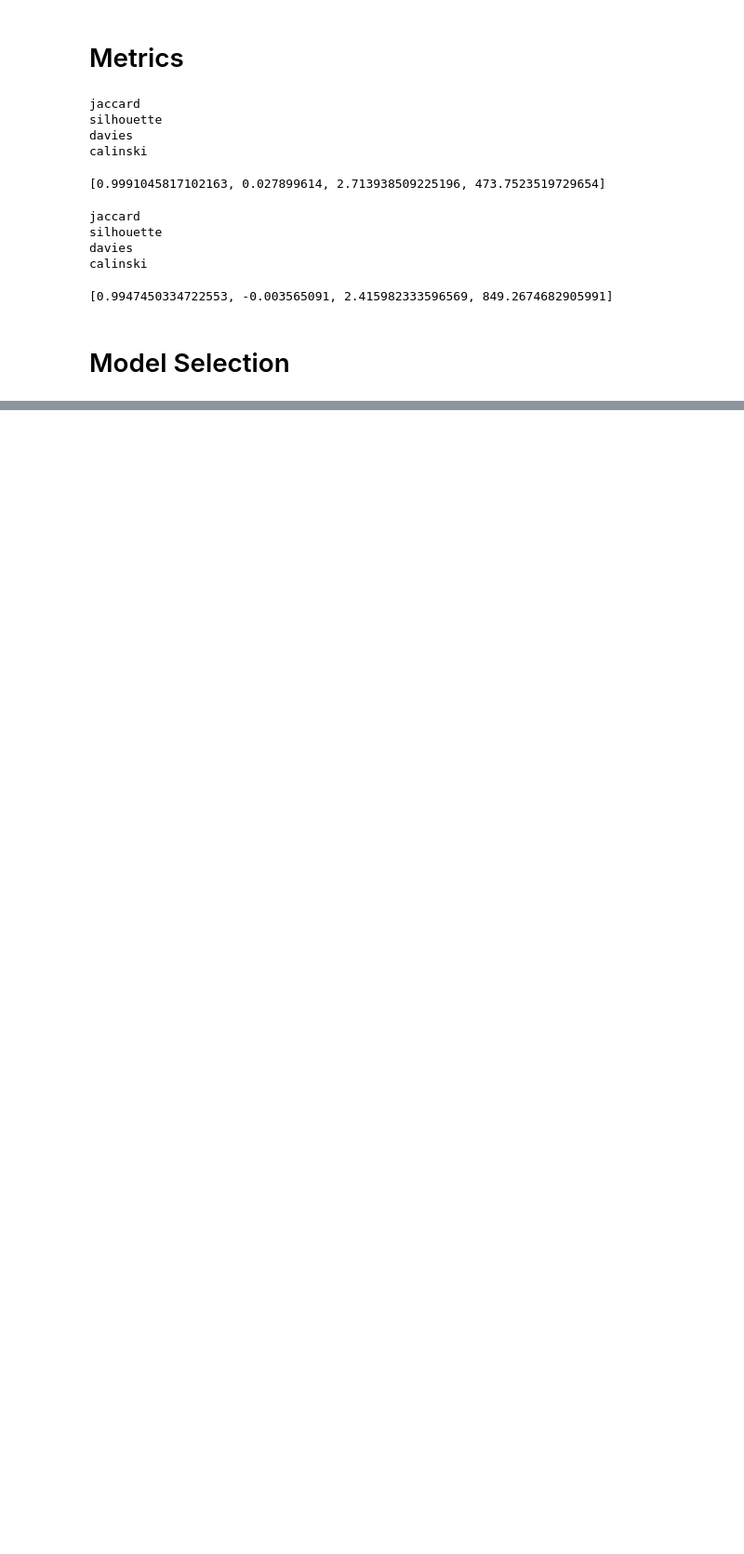
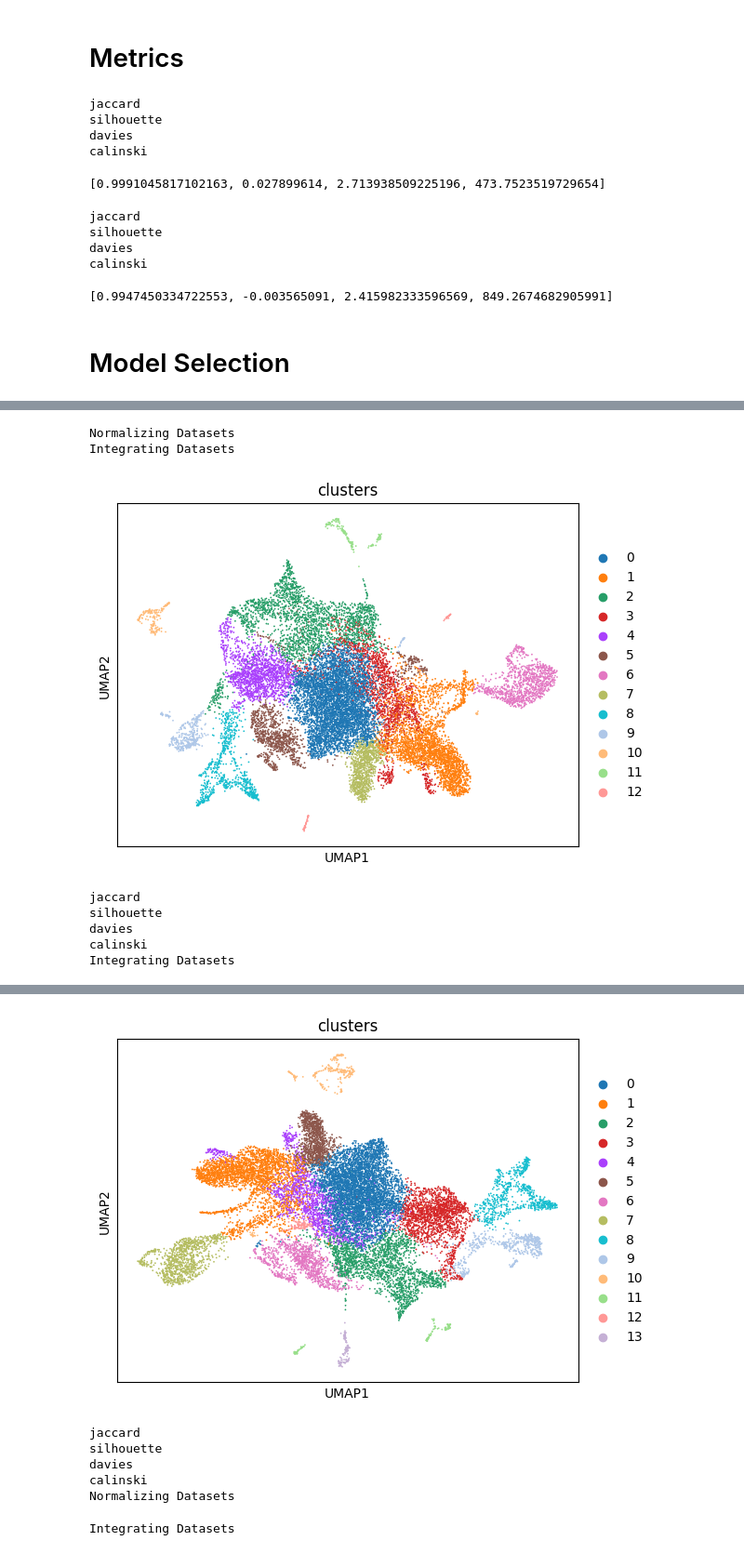
Before and after one commit to mushu-bytes/scRNAseq-benchmarking, a Jupyter notebook: integration_demo.ipynb, the cells around one changed output, grey strips where cells are left out. Shown at 93% size. Saved outputs shown, nothing was run; the diff lists cells and outputs as text; code cells hidden in the pictures; blank space fills up the shorter version.

```diff
--- a/integration_demo.ipynb
+++ b/integration_demo.ipynb
@@ -233,0 +264,11 @@ SC Pipeline w/ ['zheng17', 'merge']
+# %%
+report_nsg_bus, pipeline_nsg_bus = select.search([nsg_bus_1_data, nsg_bus_2_data, nsg_bus_3_data])
+# %% [output]
+Normalizing Datasets
+Integrating Datasets
+[figure, added]
+jaccard
+silhouette
+davies
+calinski
+Integrating Datasets
@@ -233,0 +285,7 @@ SC Pipeline w/ ['zheng17', 'merge']
+[figure, added]
+jaccard
+silhouette
+davies
+calinski
+Normalizing Datasets
+Integrating Datasets
```
Also changed, not shown: parts of 11 cells of this notebook, 3 other files.
